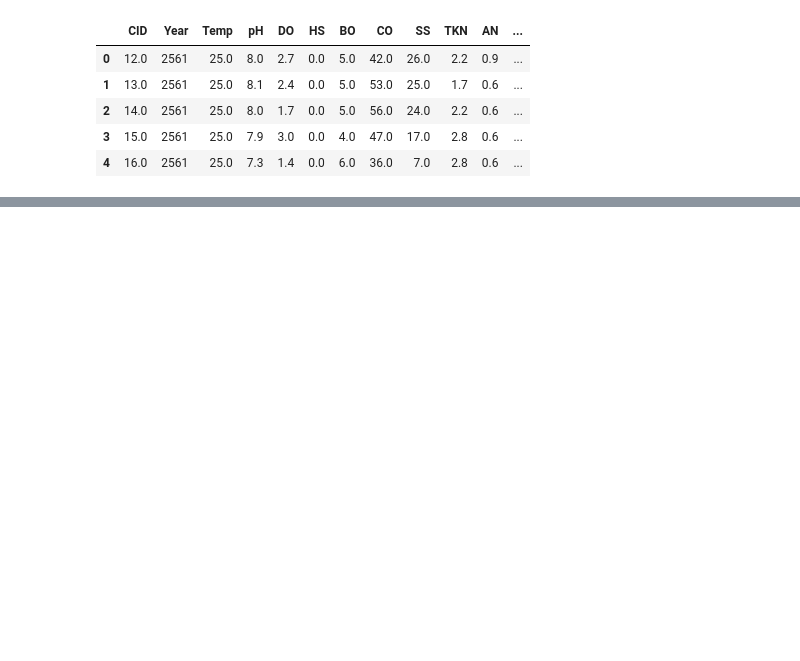
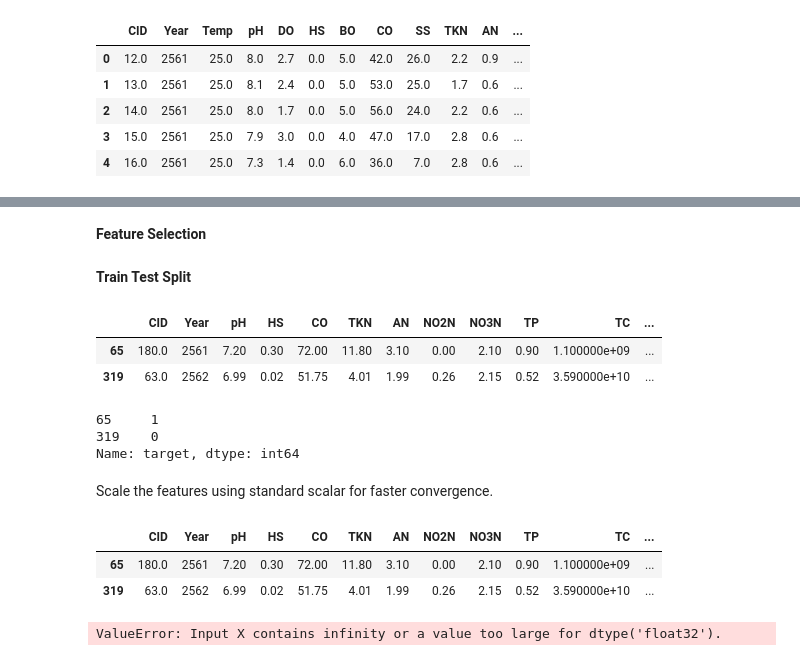
Before and after one commit to puskr99/ml-project-water-potability, a Jupyter notebook: code/water.ipynb, the cells around one changed output, grey strips where cells are left out. Cells and saved outputs as stored; diff of their text form; code cells hidden in the pictures; blank space fills up the shorter version.

```diff
--- a/code/water.ipynb
+++ b/code/water.ipynb
@@ -265,15 +291,14 @@ data.head()
 # %%
-# From water quality index (WQI) calculate potability and classify as 1 (safe), 0 (potentially unsafe), -1(unsafe)
+# From water quality index (WQI) calculate potability and classify as 2 (safe), 1 (potentially unsafe), 0(unsafe)
 def calc_water_potability(m):
     if m > 75:
+        return 2
+
+    if m > 50:
         return 1
 
-    if m > 50:
-        return 0
+    return 0
 
-    return -1
-
-
-data['target'] = data['WQI'].apply(calc_water_potability)
-data['target']
+data['target'] = data['ISQA'].apply(calc_water_potability)
+data['target'].nunique()
 # %% [output]
@@ -365,0 +320,25 @@ sns.pairplot(
+# %% [markdown]
+**Feature Selection**
+# %%
+X = data[ ['CID', 'Year', 'pH', 'HS', 'CO', 'TKN', 'AN',
+       'NO2N', 'NO3N', 'TP', 'TC', 'WSPEN', 'CNEN'] ]
+
+y = data['target']
+# %% [markdown]
+**Train Test Split**
+# %%
+from sklearn.model_selection import train_test_split
+
+X_train, X_test, y_train, y_test = train_test_split(X, y, test_size= 0.15, random_state=42)
+# %%
+X_train.head(2)
+# %% [output]
+|  | CID | Year | pH | HS | CO | TKN | AN | NO2N | NO3N | TP | TC | ... |
+| 65 | 180.0 | 2561 | 7.20 | 0.30 | 72.00 | 11.80 | 3.10 | 0.00 | 2.10 | 0.90 | 1.100000e+09 | ... |
+| 319 | 63.0 | 2562 | 6.99 | 0.02 | 51.75 | 4.01 | 1.99 | 0.26 | 2.15 | 0.52 | 3.590000e+10 | ... |
+# %%
+y_train.head(2)
+# %% [output]
+65     1
+319    0
+Name: target, dtype: int64
@@ -365,0 +350,2 @@ sns.pairplot(
+# %% [markdown]
+Scale the features using standard scalar for faster convergence.
@@ -365,0 +358,17 @@ sns.pairplot(
+# %%
+X_train[0:2]
+# %% [output]
+|  | CID | Year | pH | HS | CO | TKN | AN | NO2N | NO3N | TP | TC | ... |
+| 65 | 180.0 | 2561 | 7.20 | 0.30 | 72.00 | 11.80 | 3.10 | 0.00 | 2.10 | 0.90 | 1.100000e+09 | ... |
+| 319 | 63.0 | 2562 | 6.99 | 0.02 | 51.75 | 4.01 | 1.99 | 0.26 | 2.15 | 0.52 | 3.590000e+10 | ... |
+# %%
+from sklearn.ensemble import RandomForestClassifier
+from sklearn.metrics import classification_report
+
+rf = RandomForestClassifier(n_estimators=75)
+rf.fit(X_train_resampled, y_train_resampled)
+y_pred = rf.predict(X_test)
+
+print(classification_report(y_pred=y_pred, y_true=y_test))
+# %% [output]
+ValueError: Input X contains infinity or a value too large for dtype('float32').
```
Also changed, not shown: parts of 31 cells of this notebook.
